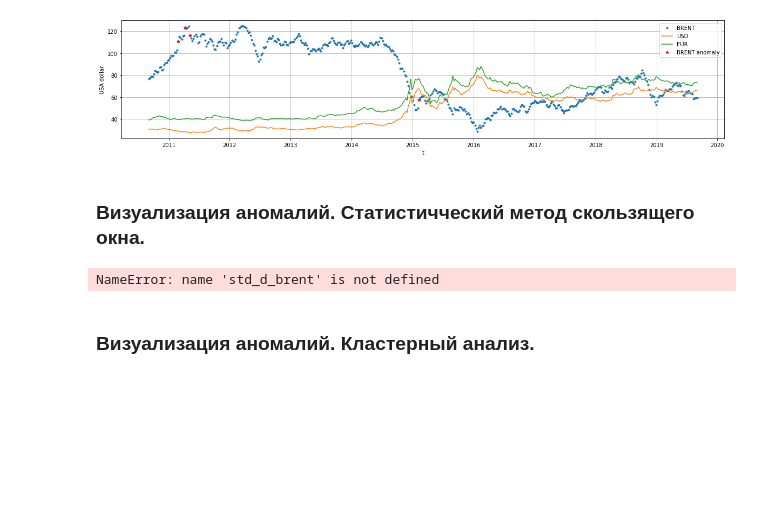
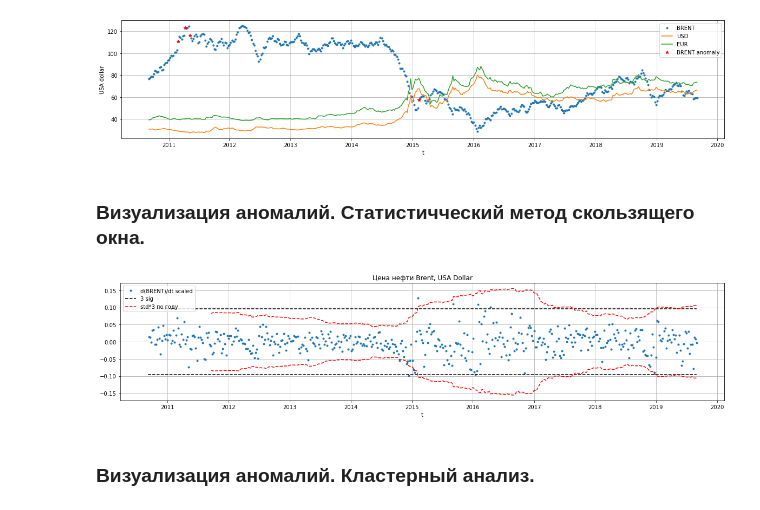
Before and after one commit to dimireme/gb_ml_at_bisines, a Jupyter notebook: lesson_5.ipynb, the cells around one changed output. Drawn from its saved outputs; the diff is of its cells as text; code cells hidden in the pictures; blank space fills up the shorter version.

```diff
--- a/lesson_5.ipynb
+++ b/lesson_5.ipynb
@@ -322,25 +322,25 @@ plt.show()
 # %%
 # статистический метод скользящего окна
 s_brent_scaled = (data_week['diff1'])/data_week['Значение']
 brent_roling_std = pd.DataFrame(data=s_brent_scaled, index=data_week.index).rolling(54).std()
 three_sigm = np.std(s_brent_scaled)*3
 
 plt.figure(figsize=(20,4))
 
 plt.plot(data_week.index, s_brent_scaled, '.', label='d(BRENT)/dt scaled')
 plt.plot(data_week.iloc[[0,-1]].index, [three_sigm, three_sigm],'--k',label ='3 sig')
 plt.plot(data_week.iloc[[0,-1]].index, [-three_sigm, -three_sigm],'--k')
 
-plt.plot(std_d_brent.index, brent_roling_std*3, '--r', label = 'std*3 по году')
-plt.plot(std_d_brent.index, -brent_roling_std*3, '--r')
+plt.plot(brent_roling_std.index, brent_roling_std*3, '--r', label = 'std*3 по году')
+plt.plot(brent_roling_std.index, -brent_roling_std*3, '--r')
 
 plt.xlabel('t')
 plt.legend()
 plt.grid()
 plt.title('Цена нефти Brent, USA Dollar')
 plt.show()
 # %% [output]
-NameError: name 'std_d_brent' is not defined
+[figure, added]
 # %% [markdown]
 ### Визуализация аномалий. Кластерный анализ.
 # %%
```
Also changed, not shown: parts of 9 cells of this notebook.
